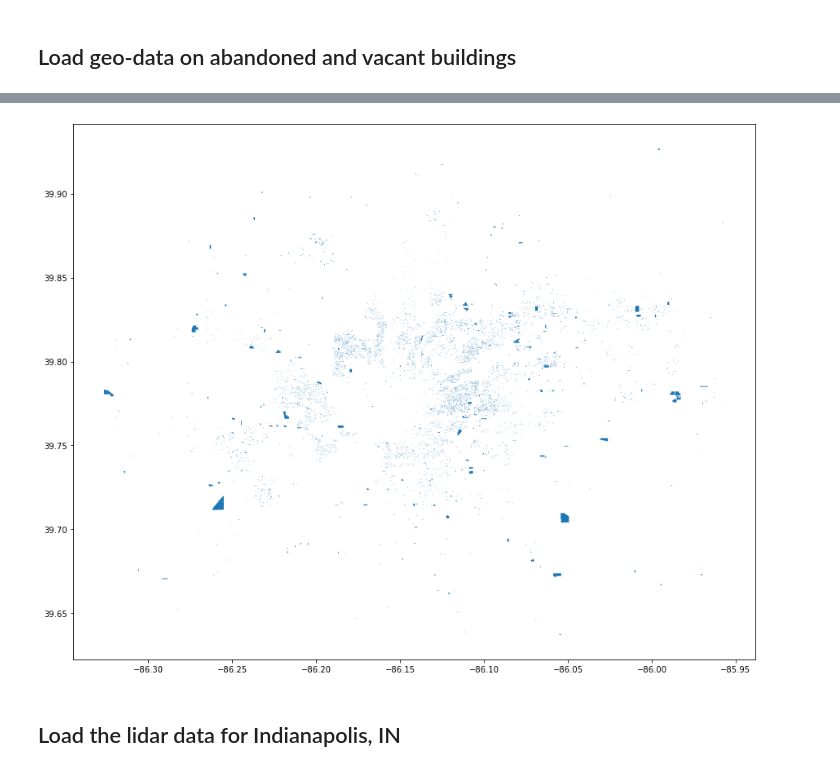
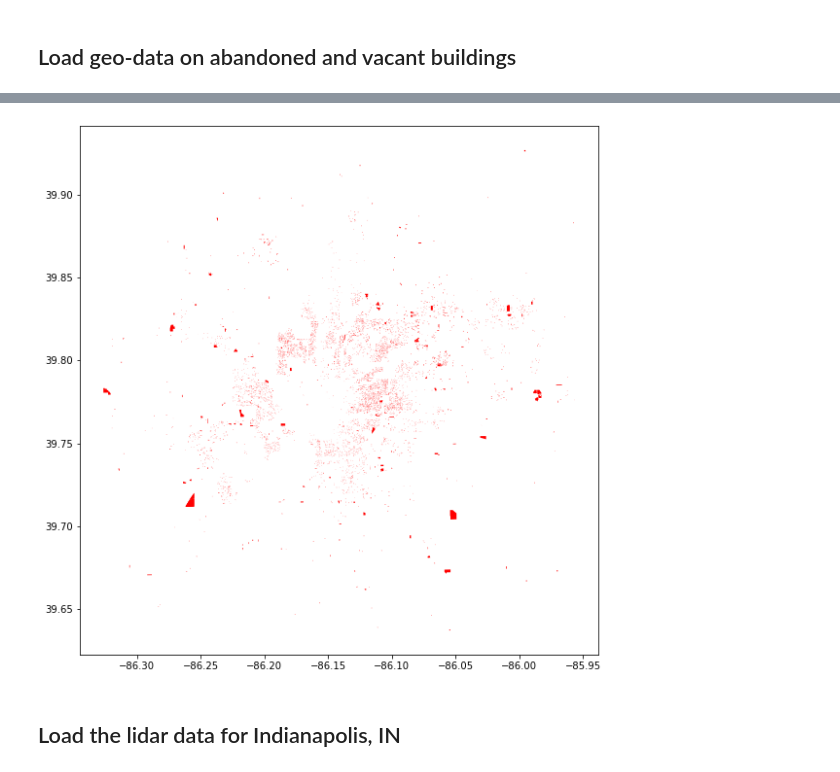
Before and after one commit to zach-brown-18/is-it-abandoned, a Jupyter notebook: Data_ingestion.ipynb, the cells around one changed output, grey strips where cells are left out. Drawn from its saved outputs; the diff is of its cells as text; code cells hidden in the pictures.

```diff
--- a/Data_ingestion.ipynb
+++ b/Data_ingestion.ipynb
@@ -36,9 +52,11 @@ gdf_abandoned.head()
 | 4 | 346265 | 1014955 | 1031 | N | TACOMA | AVE | None | TACOMA AVE | INDIANAPOLIS | 46201 | ... |
 # %%
 # Map the abandoned properties
-gdf_abandoned.plot(figsize=(15,15));
+f, ax = plt.subplots(figsize=(15,10))
+
+gdf_abandoned.plot(ax=ax, color='red');
 # %% [output]
-[figure, old version]
+[figure, new version]
 # %% [markdown]
 ## Load the lidar data for Indianapolis, IN
 # %%
```
Also changed, not shown: parts of 25 cells of this notebook, 9 other files.
